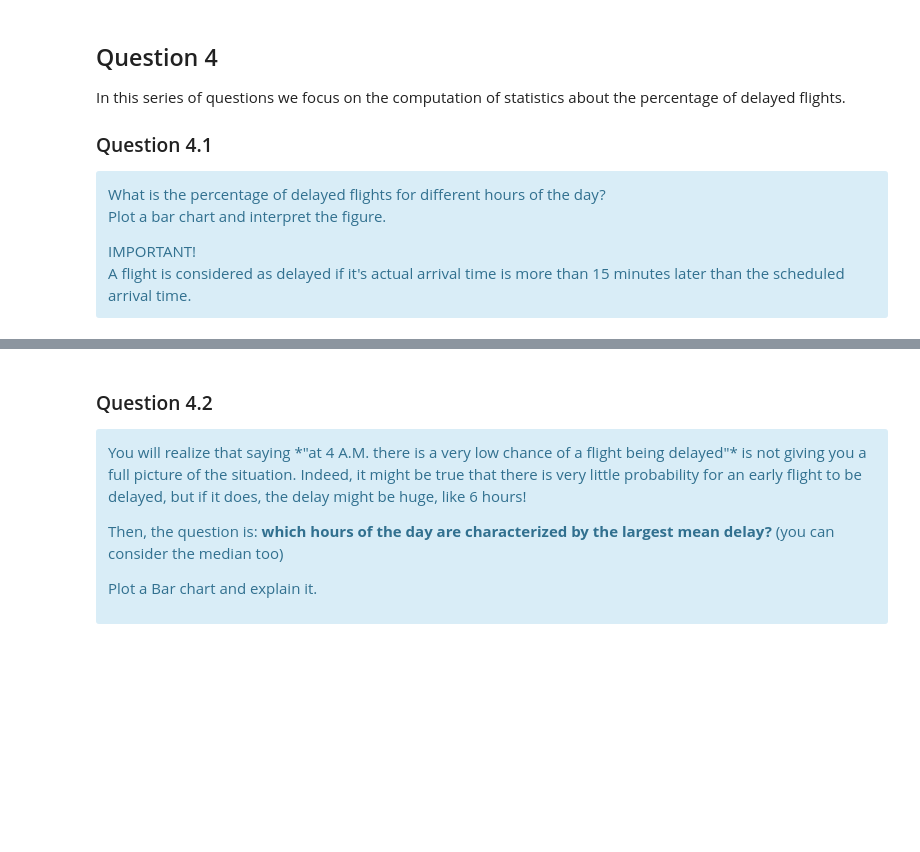
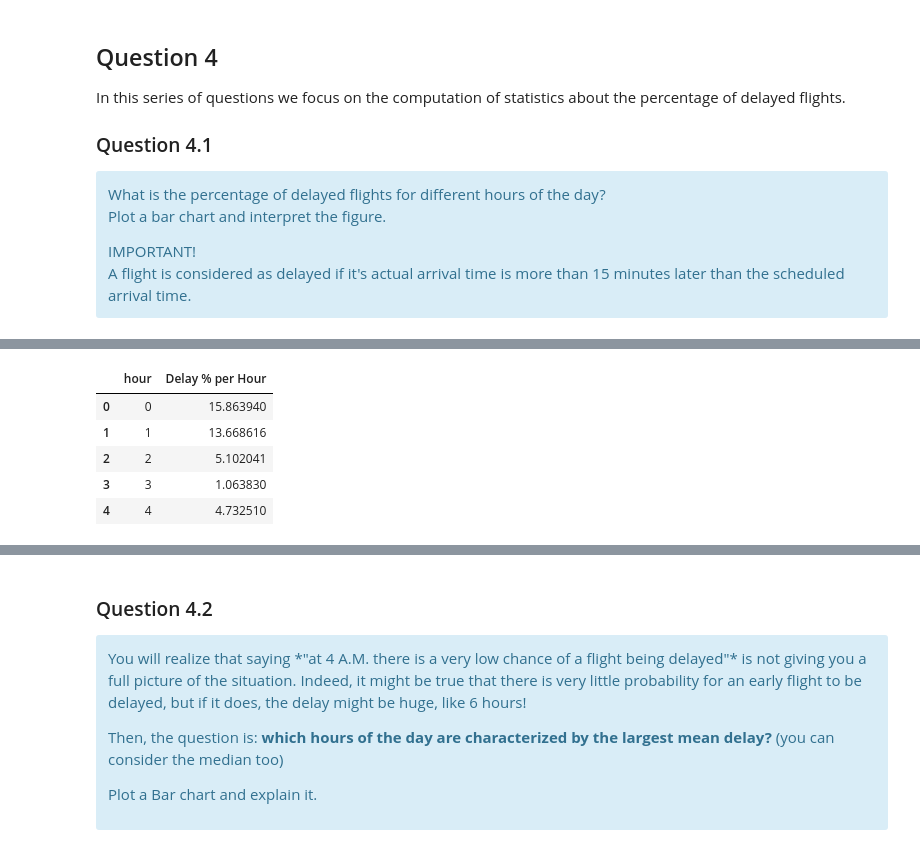
Before and after one commit to kandakji/SparkSQL-Analysis-Aviation-Data, a Jupyter notebook: SPARSQL.ipynb, the cells around one changed output, grey strips where cells are left out. Cells and saved outputs as stored; diff of their text form; code cells hidden in the pictures; blank space fills up the shorter version.

```diff
--- a/SPARSQL.ipynb
+++ b/SPARSQL.ipynb
@@ -902,0 +930,25 @@ Plot a bar chart and interpret the figure.
+# %%
+# Number of delayed flights per hour
+df_flights_hour_delay = df[df.arrival_delay > 15]\
+.groupBy((df.scheduled_departure_time/100).cast('int').alias('hour'))\
+.count()
+
+# Number of flights per hour
+df_flights_hour = df.groupBy((df.scheduled_departure_time/100).cast('int').alias('hour'))\
+.count()
+
+# Percentage of delayed flights per hour
+percentage_hour_delay = (
+    df_flights_hour.join(df_flights_hour_delay, df_flights_hour.hour == df_flights_hour_delay.hour, 'inner')
+    .select(df_flights_hour.hour, (df_flights_hour_delay['count']*100/df_flights_hour['count']).alias('Delay % per Hour'))
+    .orderBy('hour')
+    .toPandas()
+)
+percentage_hour_delay.head()
+# %% [output]
+|  | hour | Delay % per Hour |
+| 0 | 0 | 15.863940 |
+| 1 | 1 | 13.668616 |
+| 2 | 2 | 5.102041 |
+| 3 | 3 | 1.063830 |
+| 4 | 4 | 4.732510 |
```
Also changed, not shown: parts of 7 cells of this notebook.
